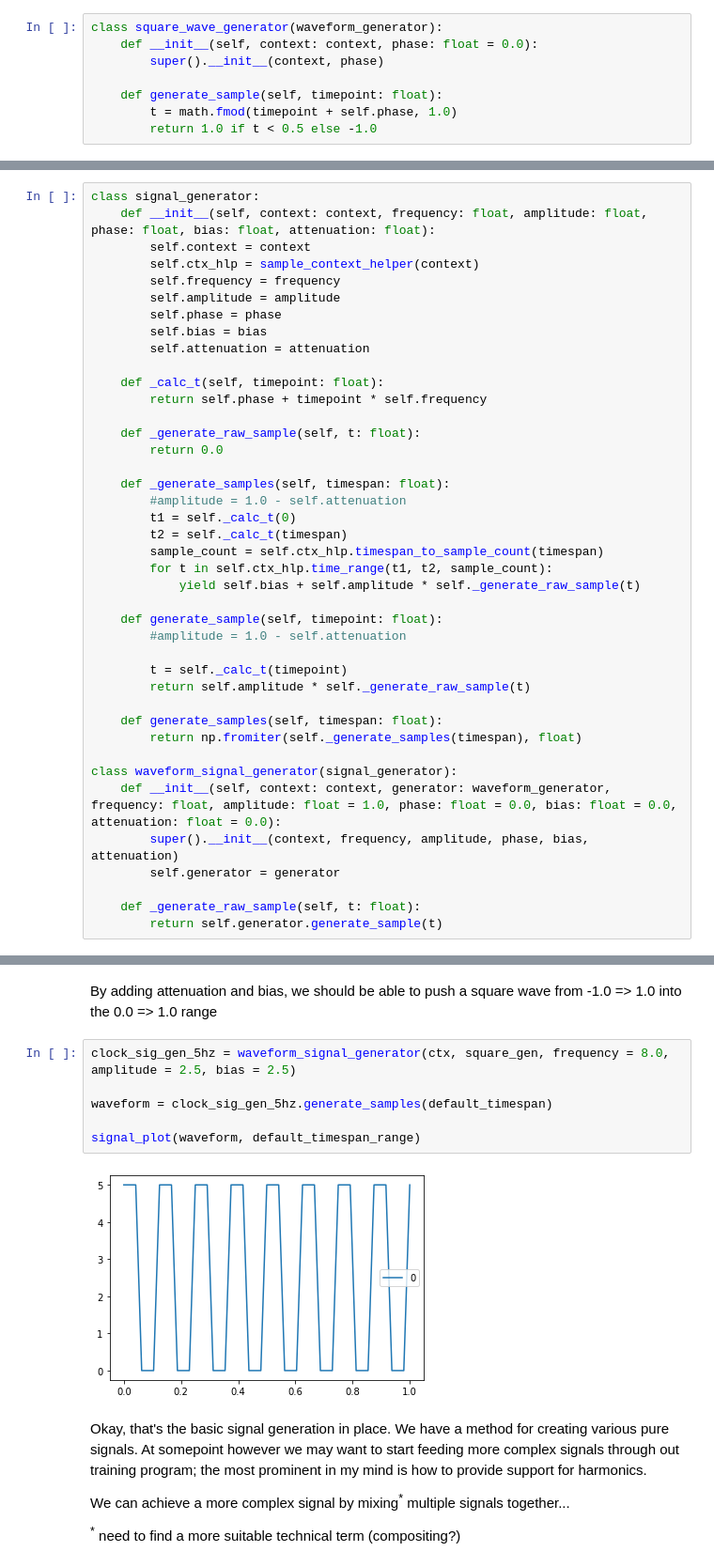
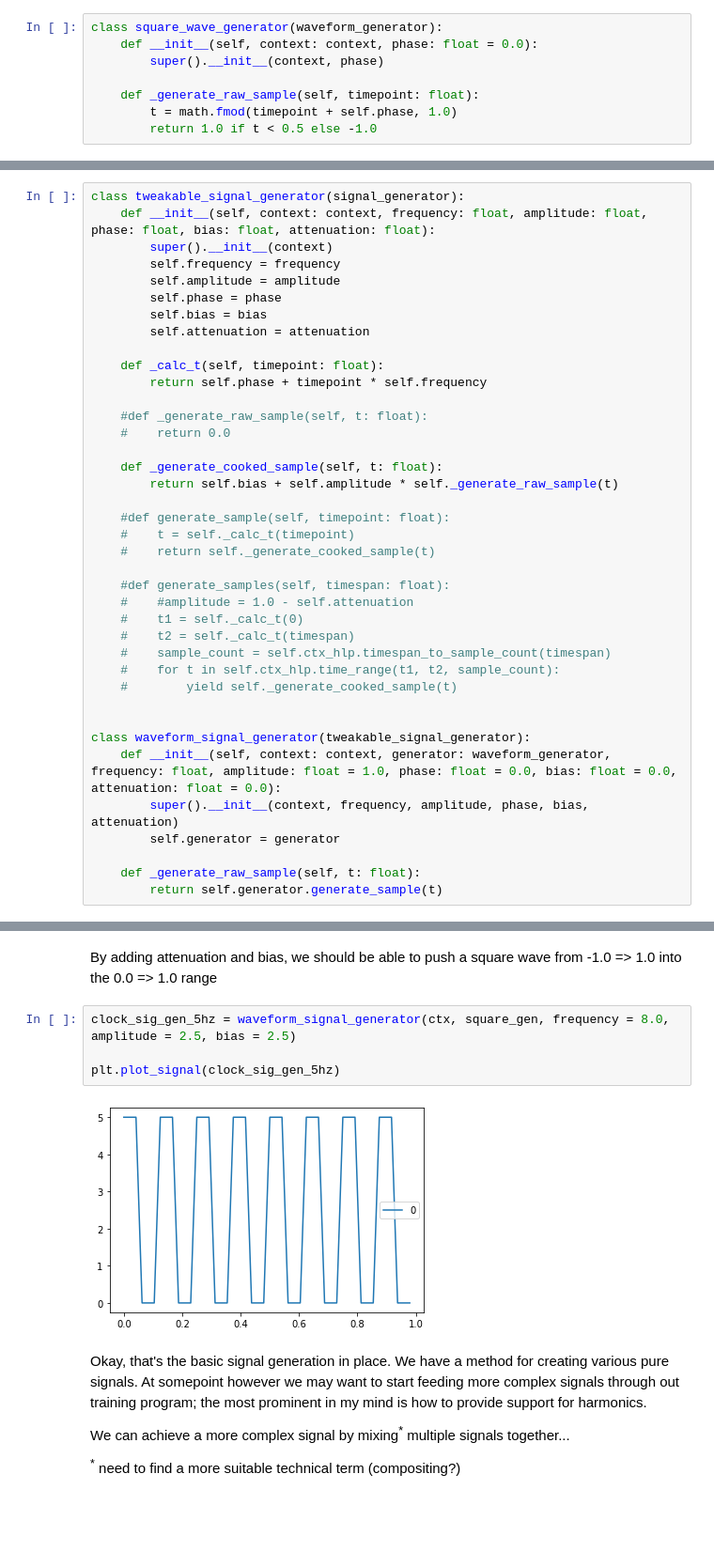
Before and after one commit to wemblykj/AISynth, a Jupyter notebook: ai-synth.ipynb, the cells around one changed output, grey strips where cells are left out. Shown at 94% size. Drawn from its saved outputs; the diff is of its cells as text; blank space fills up the shorter version.

```diff
--- a/ai-synth.ipynb
+++ b/ai-synth.ipynb
@@ -132,7 +234,7 @@ class square_wave_generator(waveform_generator):
     def __init__(self, context: context, phase: float = 0.0):
         super().__init__(context, phase)
 
-    def generate_sample(self, timepoint: float):
+    def _generate_raw_sample(self, timepoint: float):
         t = math.fmod(timepoint + self.phase, 1.0)
         return 1.0 if t < 0.5 else -1.0
 # %% [markdown]
@@ -233,8 +266,7 @@ time range of 48 samples:
 # %%
-class signal_generator:
+class tweakable_signal_generator(signal_generator):
     def __init__(self, context: context, frequency: float, amplitude: float, phase: float, bias: float, attenuation: float):
-        self.context = context
-        self.ctx_hlp = sample_context_helper(context)
+        super().__init__(context)
         self.frequency = frequency
         self.amplitude = amplitude
         self.phase = phase
@@ -244,27 +276,26 @@ class signal_generator:
     def _calc_t(self, timepoint: float):
         return self.phase + timepoint * self.frequency
 
-    def _generate_raw_sample(self, t: float):
-        return 0.0
+    #def _generate_raw_sample(self, t: float):
+    #    return 0.0
 
-    def _generate_samples(self, timespan: float):
-        #amplitude = 1.0 - self.attenuation
-        t1 = self._calc_t(0)
-        t2 = self._calc_t(timespan)
-        sample_count = self.ctx_hlp.timespan_to_sample_count(timespan)
-        for t in self.ctx_hlp.time_range(t1, t2, sample_count):
-            yield self.bias + self.amplitude * self._generate_raw_sample(t)
+    def _generate_cooked_sample(self, t: float):
+        return self.bias + self.amplitude * self._generate_raw_sample(t)
 
-    def generate_sample(self, timepoint: float):
-        #amplitude = 1.0 - self.attenuation
+    #def generate_sample(self, timepoint: float):
+    #    t = self._calc_t(timepoint)
+    #    return self._generate_cooked_sample(t)
 
-        t = self._calc_t(timepoint)
-        return self.amplitude * self._generate_raw_sample(t)
+    #def generate_samples(self, timespan: float):
+    #    #amplitude = 1.0 - self.attenuation
+    #    t1 = self._calc_t(0)
+    #    t2 = self._calc_t(timespan)
+    #    sample_count = self.ctx_hlp.timespan_to_sample_count(timespan)
+    #    for t in self.ctx_hlp.time_range(t1, t2, sample_count):
+    #        yield self._generate_cooked_sample(t)
 
-    def generate_samples(self, timespan: float):
-        return np.fromiter(self._generate_samples(timespan), float)
 
-class waveform_signal_generator(signal_generator):
+class waveform_signal_generator(tweakable_signal_generator):
     def __init__(self, context: context, generator: waveform_generator, frequency: float, amplitude: float = 1.0, phase: float = 0.0, bias: float = 0.0, attenuation: float = 0.0):
         super().__init__(context, frequency, amplitude, phase, bias, attenuation)
         self.generator = generator
@@ -302,11 +327,9 @@ By adding attenuation and bias, we should be able to push a square wave from -1.
 # %%
 clock_sig_gen_5hz = waveform_signal_generator(ctx, square_gen, frequency = 8.0, amplitude = 2.5, bias = 2.5)
 
-waveform = clock_sig_gen_5hz.generate_samples(default_timespan)
-
-signal_plot(waveform, default_timespan_range)
+plt.plot_signal(clock_sig_gen_5hz)
 # %% [output]
-[figure, old version]
+[figure, new version]
 # %% [markdown]
 Okay, that's the basic signal generation in place. We have a method for creating various pure signals. At somepoint however we may want to start feeding more complex signals through out training program; the most prominent in my mind is how to provide support for harmonics.
 
```
Also changed, not shown: parts of 33 cells of this notebook.
